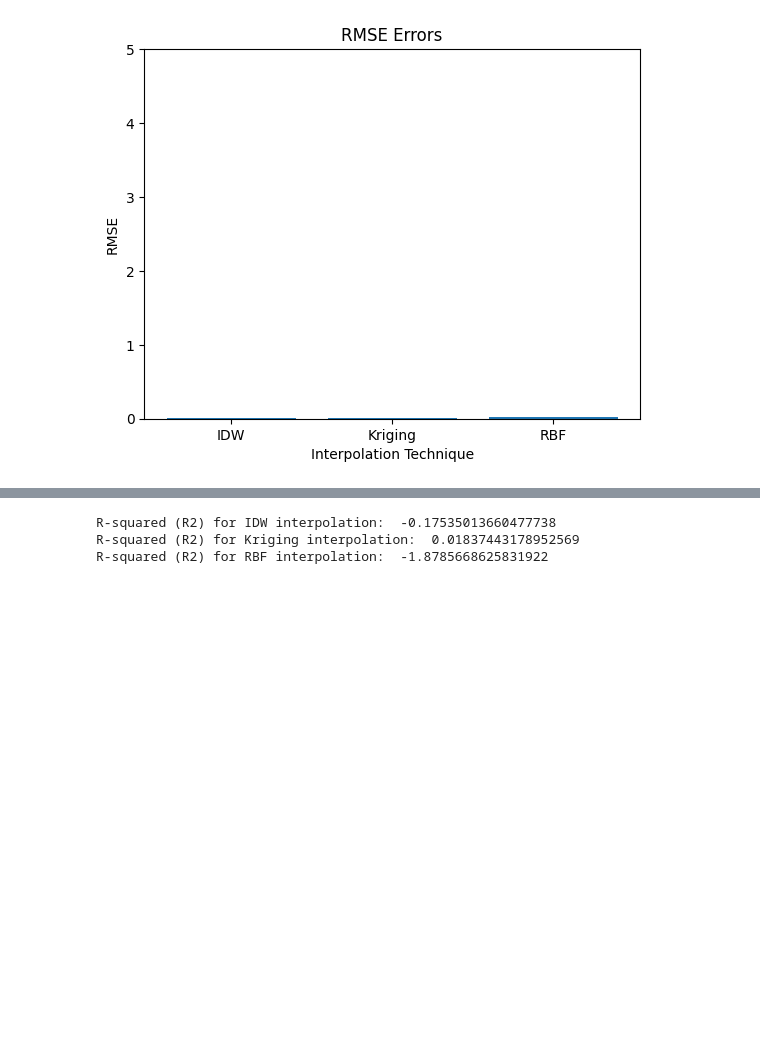
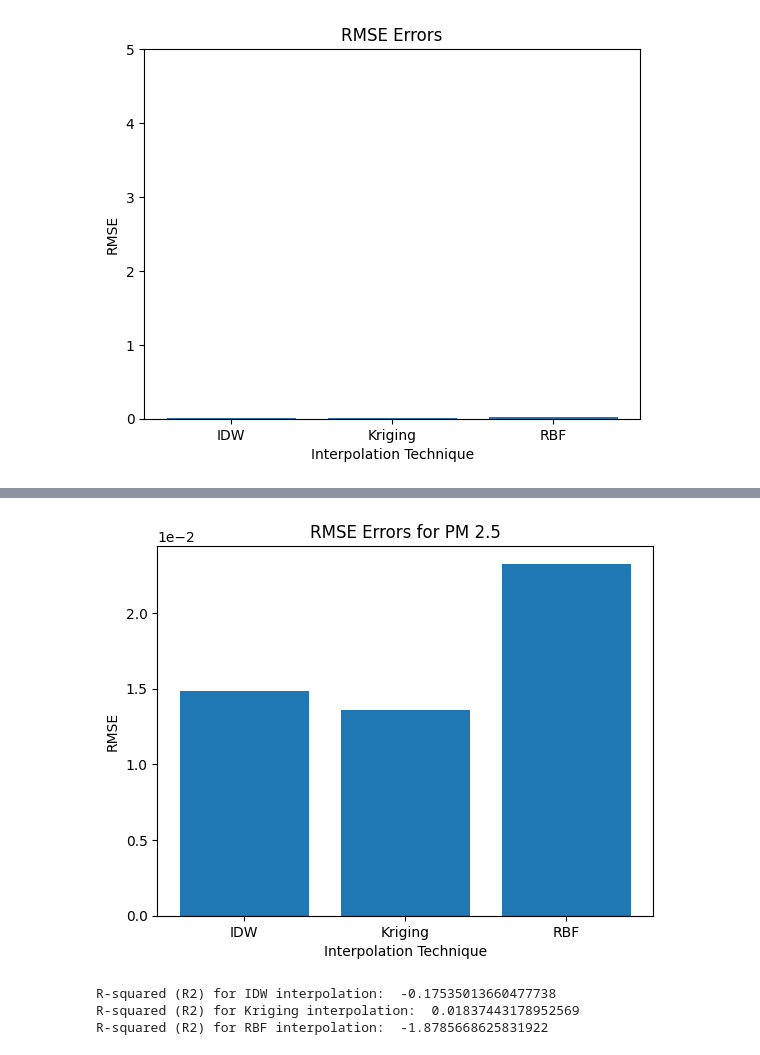
Before and after one commit to praseedm/PGMP, a Jupyter notebook: Interpolation_final2.ipynb, the cells around one changed output, grey strips where cells are left out. Drawn from its saved outputs; the diff is of its cells as text; code cells hidden in the pictures; blank space fills up the shorter version.

```diff
--- a/Interpolation_final2.ipynb
+++ b/Interpolation_final2.ipynb
@@ -568,3 +628,7 @@ plt.show()
+# %%
+plot_bar_charts(pollutant="PM 2.5")
+# %% [output]
+[figure, added]
 # %%
 from sklearn.metrics import r2_score
 
```
Also changed, not shown: parts of 18 cells of this notebook.
